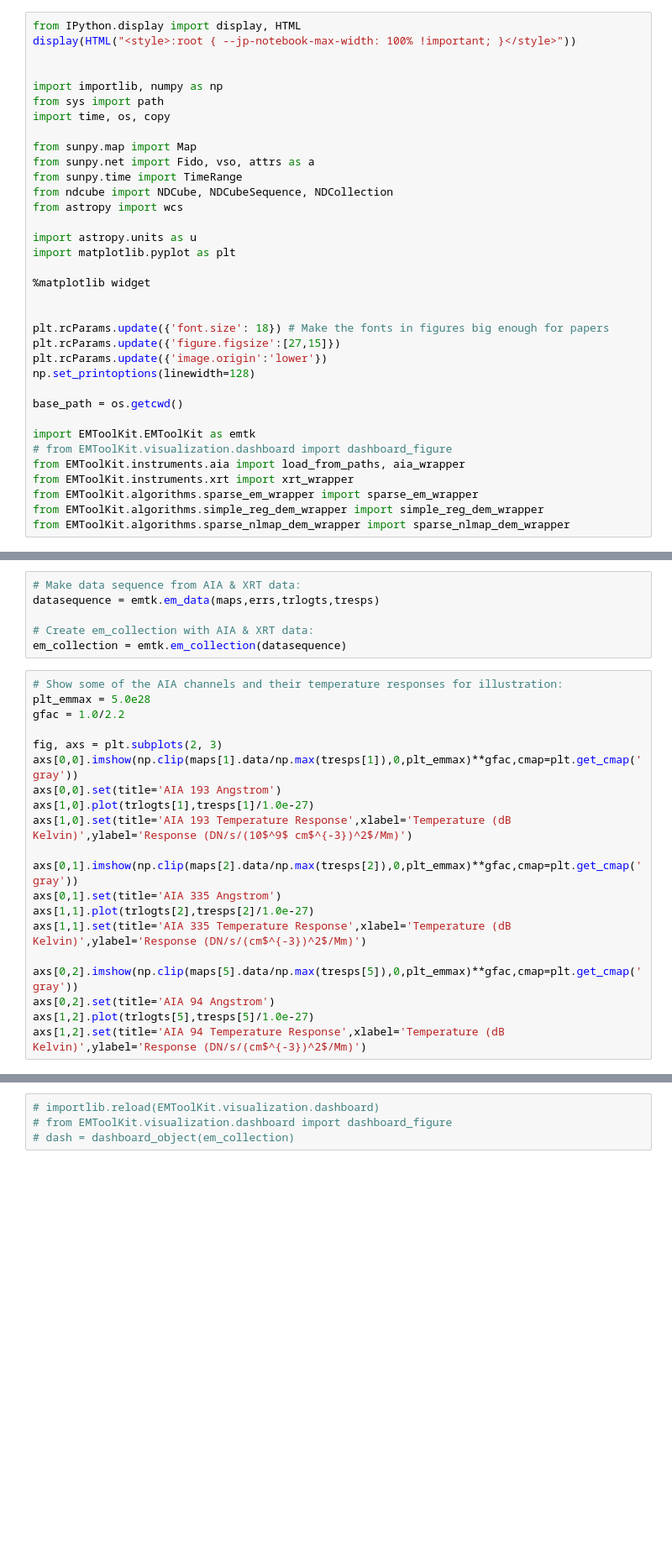
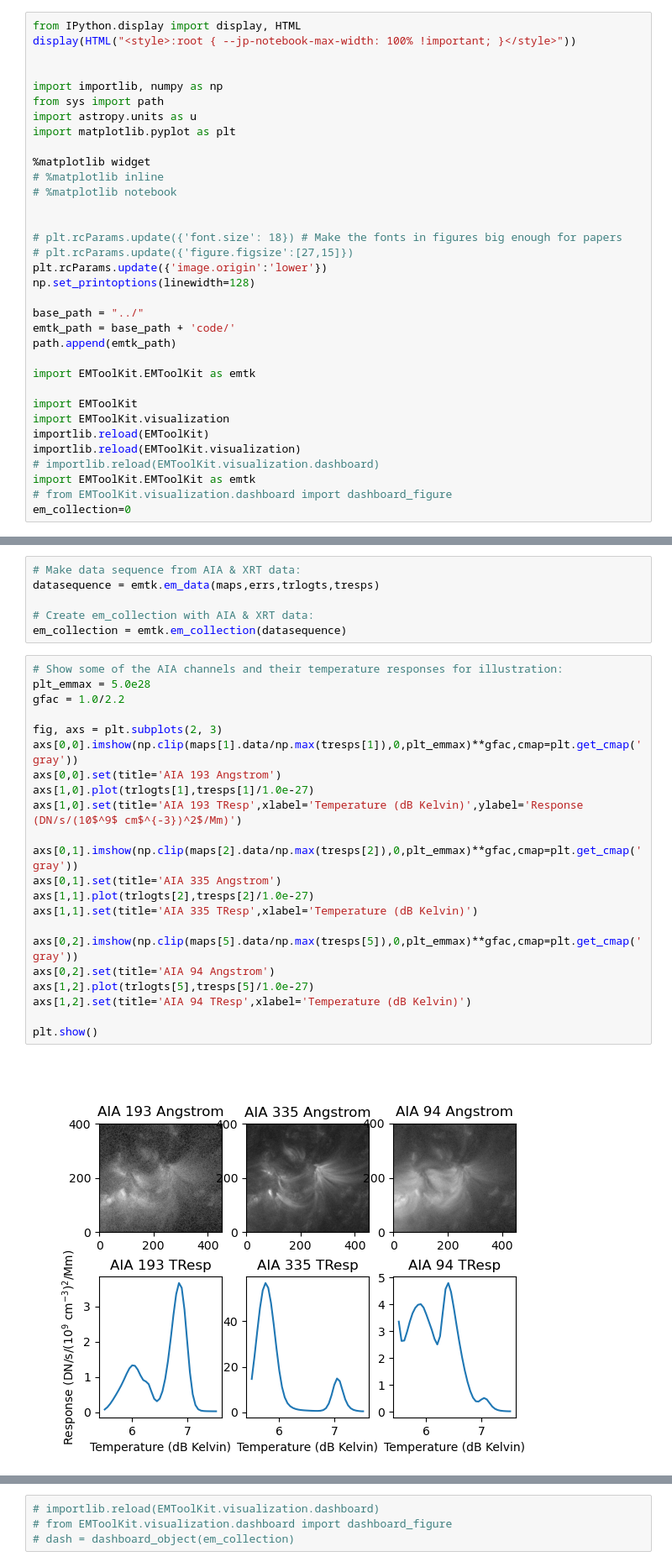
Before and after one commit to jeplowman/EMToolKit, a Jupyter notebook: EMToolKit_example_multi_instrument.ipynb, the cells around one changed output, grey strips where cells are left out. Shown at 84% size. Cells and saved outputs as stored; diff of their text form; blank space fills up the shorter version.

```diff
--- a/EMToolKit_example_multi_instrument.ipynb
+++ b/EMToolKit_example_multi_instrument.ipynb
@@ -5,31 +10,30 @@ display(HTML("<style>:root { --jp-notebook-max-width: 100% !important; }</style>
 
 import importlib, numpy as np
 from sys import path
-import time, os, copy
-
-from sunpy.map import Map
-from sunpy.net import Fido, vso, attrs as a
-from sunpy.time import TimeRange
-from ndcube import NDCube, NDCubeSequence, NDCollection
-from astropy import wcs
-
 import astropy.units as u
 import matplotlib.pyplot as plt
 
 %matplotlib widget
+# %matplotlib inline
+# %matplotlib notebook
 
 
-plt.rcParams.update({'font.size': 18}) # Make the fonts in figures big enough for papers
-plt.rcParams.update({'figure.figsize':[27,15]})
+# plt.rcParams.update({'font.size': 18}) # Make the fonts in figures big enough for papers
+# plt.rcParams.update({'figure.figsize':[27,15]})
 plt.rcParams.update({'image.origin':'lower'})
 np.set_printoptions(linewidth=128)
 
-base_path = os.getcwd()
+base_path = "../"
+emtk_path = base_path + 'code/'
+path.append(emtk_path)
 
 import EMToolKit.EMToolKit as emtk
+
+import EMToolKit
+import EMToolKit.visualization
+importlib.reload(EMToolKit)
+importlib.reload(EMToolKit.visualization)
+# importlib.reload(EMToolKit.visualization.dashboard)
+import EMToolKit.EMToolKit as emtk
 # from EMToolKit.visualization.dashboard import dashboard_figure
-from EMToolKit.instruments.aia import load_from_paths, aia_wrapper
-from EMToolKit.instruments.xrt import xrt_wrapper
-from EMToolKit.algorithms.sparse_em_wrapper import sparse_em_wrapper
-from EMToolKit.algorithms.simple_reg_dem_wrapper import simple_reg_dem_wrapper
-from EMToolKit.algorithms.sparse_nlmap_dem_wrapper import sparse_nlmap_dem_wrapper
+em_collection=0
@@ -127,20 +101,24 @@ em_collection = emtk.em_collection(datasequence)
 # %%
 # Show some of the AIA channels and their temperature responses for illustration:
 plt_emmax = 5.0e28
 gfac = 1.0/2.2
 
 fig, axs = plt.subplots(2, 3)
 axs[0,0].imshow(np.clip(maps[1].data/np.max(tresps[1]),0,plt_emmax)**gfac,cmap=plt.get_cmap('gray'))
 axs[0,0].set(title='AIA 193 Angstrom')
 axs[1,0].plot(trlogts[1],tresps[1]/1.0e-27)
-axs[1,0].set(title='AIA 193 Temperature Response',xlabel='Temperature (dB Kelvin)',ylabel='Response (DN/s/(10$^9$ cm$^{-3})^2$/Mm)')
+axs[1,0].set(title='AIA 193 TResp',xlabel='Temperature (dB Kelvin)',ylabel='Response (DN/s/(10$^9$ cm$^{-3})^2$/Mm)')
 
 axs[0,1].imshow(np.clip(maps[2].data/np.max(tresps[2]),0,plt_emmax)**gfac,cmap=plt.get_cmap('gray'))
 axs[0,1].set(title='AIA 335 Angstrom')
 axs[1,1].plot(trlogts[2],tresps[2]/1.0e-27)
-axs[1,1].set(title='AIA 335 Temperature Response',xlabel='Temperature (dB Kelvin)',ylabel='Response (DN/s/(cm$^{-3})^2$/Mm)')
+axs[1,1].set(title='AIA 335 TResp',xlabel='Temperature (dB Kelvin)')
 
 axs[0,2].imshow(np.clip(maps[5].data/np.max(tresps[5]),0,plt_emmax)**gfac,cmap=plt.get_cmap('gray'))
 axs[0,2].set(title='AIA 94 Angstrom')
 axs[1,2].plot(trlogts[5],tresps[5]/1.0e-27)
-axs[1,2].set(title='AIA 94 Temperature Response',xlabel='Temperature (dB Kelvin)',ylabel='Response (DN/s/(cm$^{-3})^2$/Mm)')
+axs[1,2].set(title='AIA 94 TResp',xlabel='Temperature (dB Kelvin)')
+
+plt.show()
+# %% [output]
+[figure, added]
```
Also changed, not shown: parts of 17 cells of this notebook, 7 other files.
